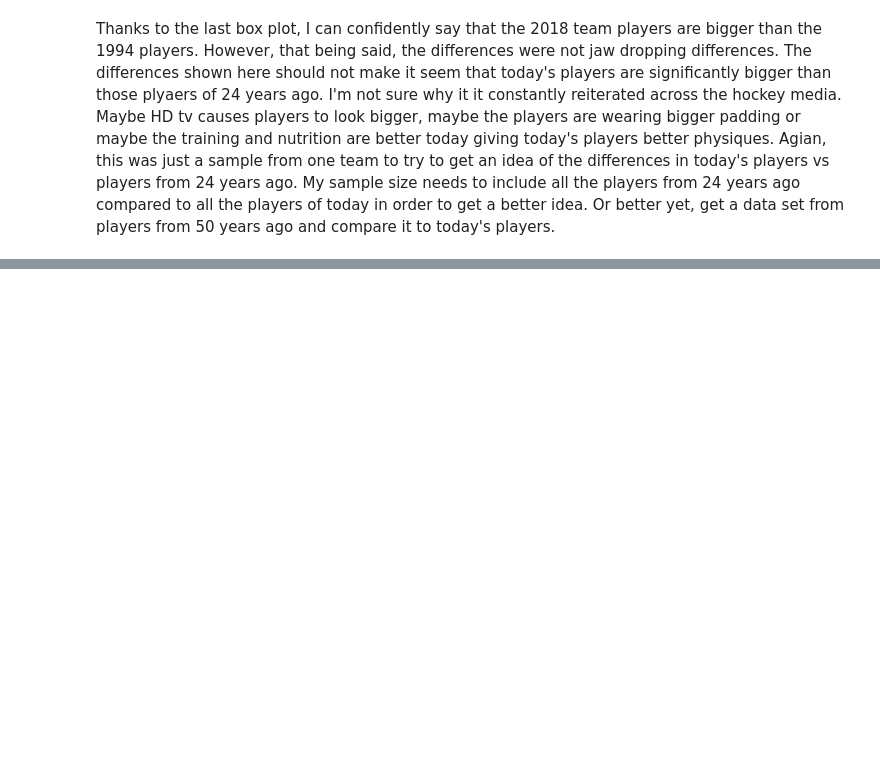
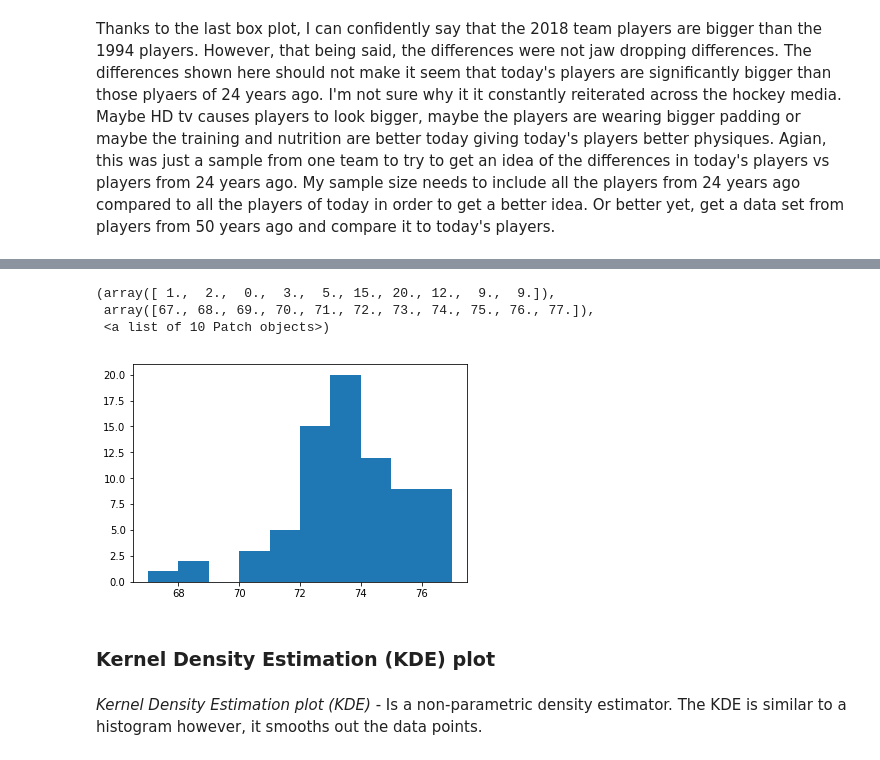
Before and after one commit to pjmeehan/FDA-PROJECT, a Jupyter notebook: Fundamentals of Data Analysis Project 2018 - THE BOX PLOT.ipynb, the cells around one changed output, grey strips where cells are left out. Drawn from its saved outputs; the diff is of its cells as text; code cells hidden in the pictures; blank space fills up the shorter version.

```diff
--- a/Fundamentals of Data Analysis Project 2018 - THE BOX PLOT.ipynb
+++ b/Fundamentals of Data Analysis Project 2018 - THE BOX PLOT.ipynb
@@ -264,0 +286,11 @@ G. https://stackoverflow.com/questions/51502927/adjusting-size-of-seaborn-plot
+# %%
+plt.hist(df2["Height"])
+# %% [output]
+(array([ 1.,  2.,  0.,  3.,  5., 15., 20., 12.,  9.,  9.]),
+ array([67., 68., 69., 70., 71., 72., 73., 74., 75., 76., 77.]),
+ <a list of 10 Patch objects>)
+[figure, added]
+# %% [markdown]
+### Kernel Density Estimation (KDE) plot
+# %% [markdown]
+*Kernel Density Estimation plot (KDE)* - Is a non-parametric density estimator. The KDE is similar to a histogram however, it smooths out the data points.
```
Also changed, not shown: parts of 16 cells of this notebook.
